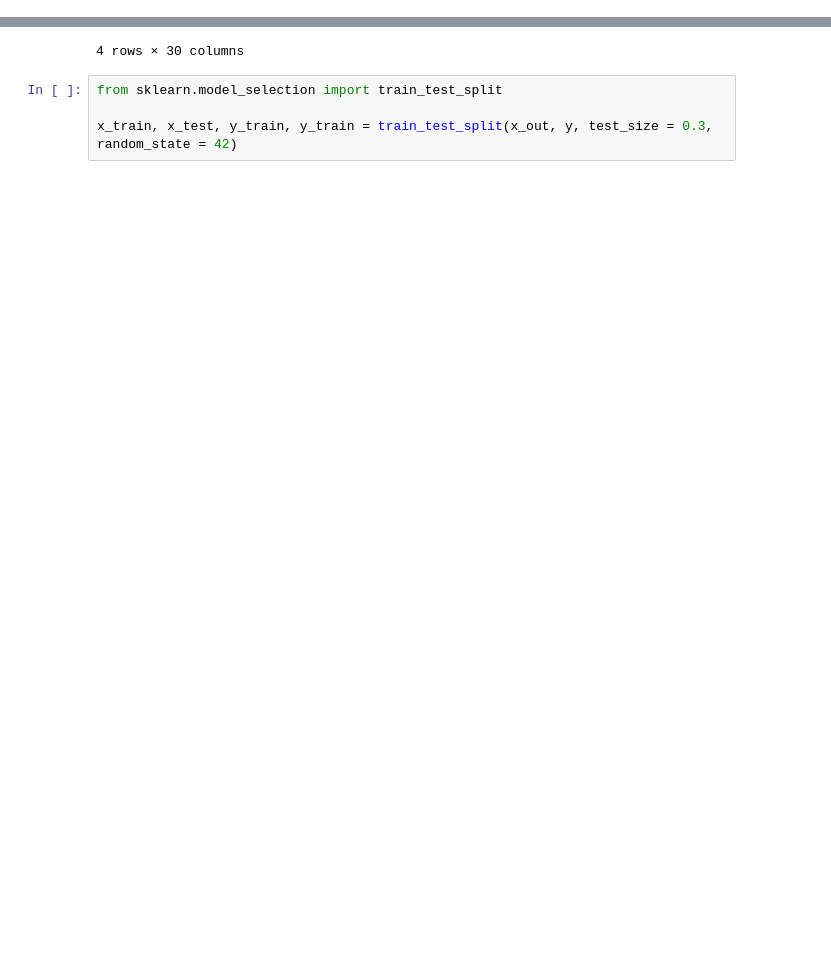
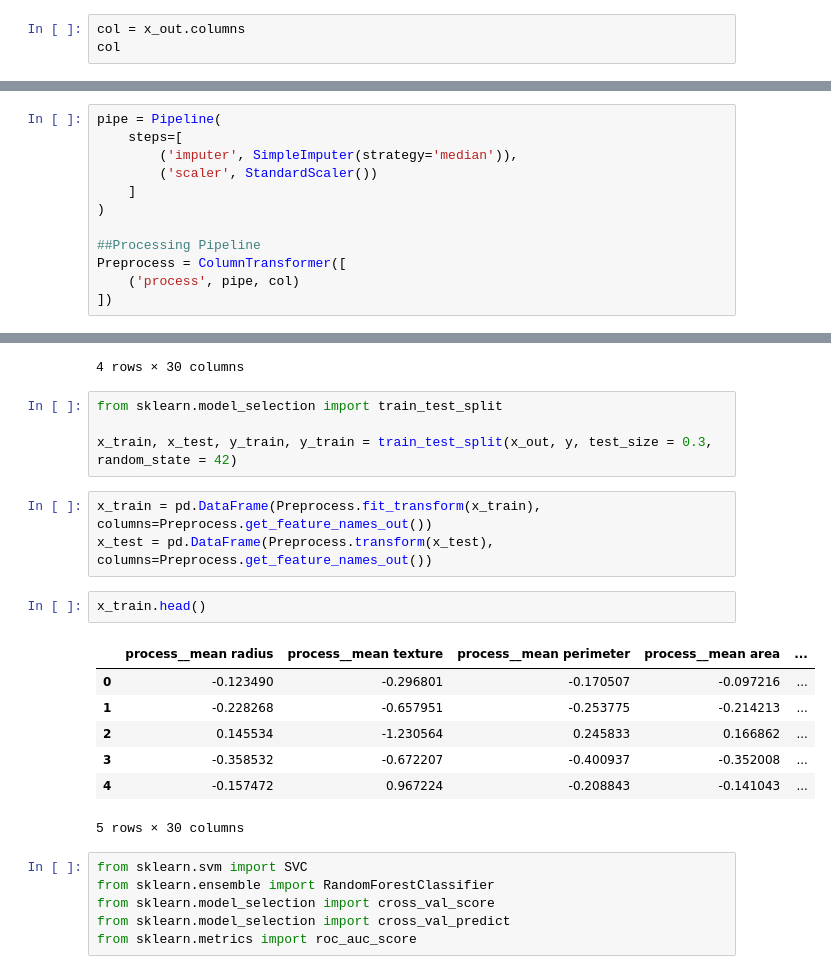
Before and after one commit to Dibya069/BreastCancerPrediction_ML, a Jupyter notebook: notebook/model.ipynb, the cells around one changed output, grey strips where cells are left out. Saved outputs shown, nothing was run; the diff lists cells and outputs as text; blank space fills up the shorter version.

```diff
--- a/notebook/model.ipynb
+++ b/notebook/model.ipynb
@@ -135,0 +141,3 @@ sns.boxenplot(data = x_out, width = 0.5, ax = ax)
+# %%
+col = x_out.columns
+col
@@ -136,3 +155,15 @@ sns.boxenplot(data = x_out, width = 0.5, ax = ax)
+# %%
+pipe = Pipeline(
+    steps=[
+        ('imputer', SimpleImputer(strategy='median')),
+        ('scaler', StandardScaler())
+    ]
+)
+
+##Processing Pipeline
+Preprocess = ColumnTransformer([
+    ('process', pipe, col)
+])
 # %%
 x_out.head(4)
 # %% [output]
@@ -146,3 +177,22 @@ x_out.head(4)
 from sklearn.model_selection import train_test_split
 
 x_train, x_test, y_train, y_train = train_test_split(x_out, y, test_size = 0.3, random_state = 42)
+# %%
+x_train = pd.DataFrame(Preprocess.fit_transform(x_train), columns=Preprocess.get_feature_names_out())
+x_test = pd.DataFrame(Preprocess.transform(x_test), columns=Preprocess.get_feature_names_out())
+# %%
+x_train.head()
+# %% [output]
+|  | process__mean radius | process__mean texture | process__mean perimeter | process__mean area | ... |
+| 0 | -0.123490 | -0.296801 | -0.170507 | -0.097216 | ... |
+| 1 | -0.228268 | -0.657951 | -0.253775 | -0.214213 | ... |
+| 2 | 0.145534 | -1.230564 | 0.245833 | 0.166862 | ... |
+| 3 | -0.358532 | -0.672207 | -0.400937 | -0.352008 | ... |
+| 4 | -0.157472 | 0.967224 | -0.208843 | -0.141043 | ... |
+5 rows × 30 columns
+# %%
+from sklearn.svm import SVC
+from sklearn.ensemble import RandomForestClassifier
+from sklearn.model_selection import cross_val_score
+from sklearn.model_selection import cross_val_predict
+from sklearn.metrics import roc_auc_score
```
Also changed, not shown: parts of 4 cells of this notebook, 1 other file.
